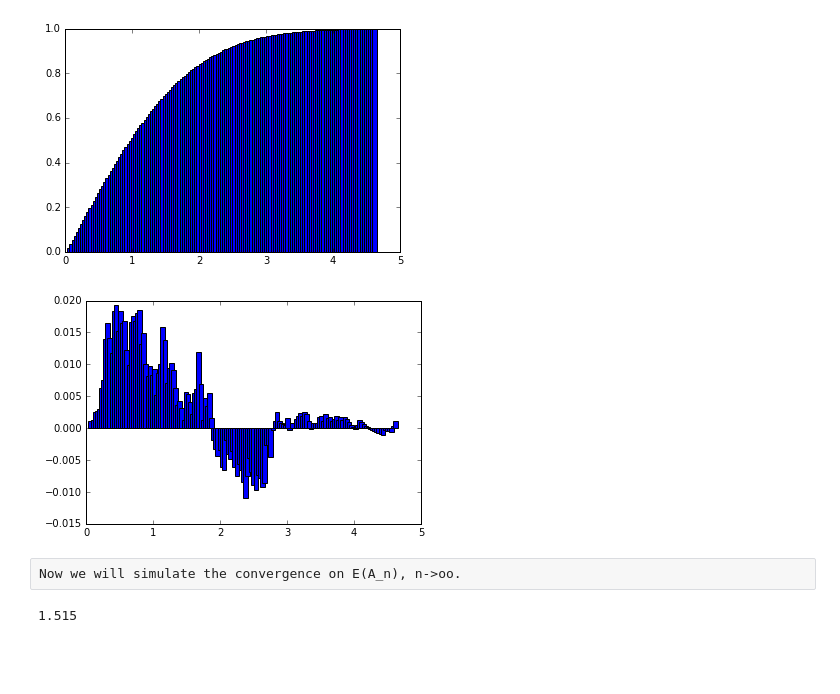
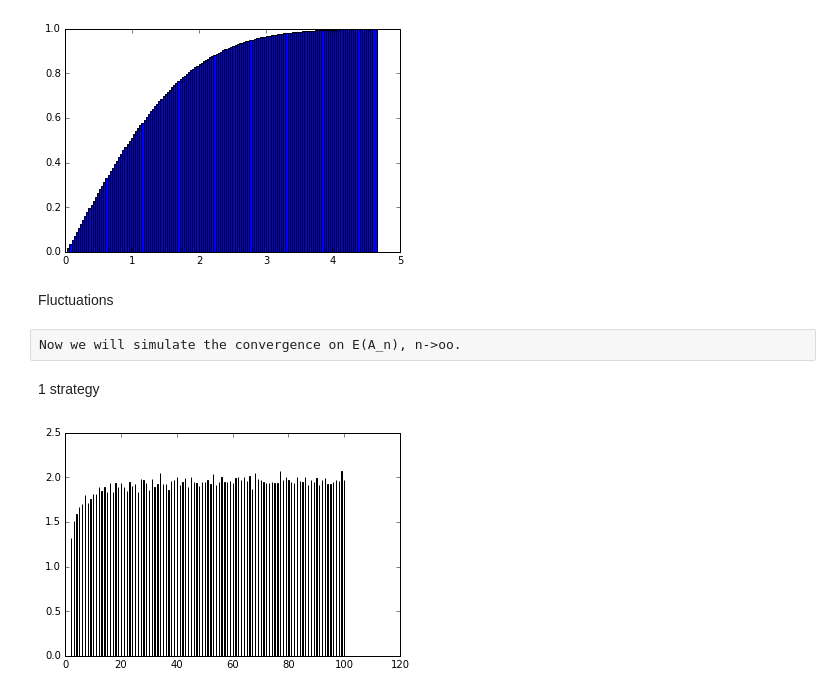
Before and after one commit to ZiggerZZ/MapProjetXForum, a Jupyter notebook: MAP Projet.ipynb, the cells around one changed output. Drawn from its saved outputs; the diff is of its cells as text; code cells hidden in the pictures; blank space fills up the shorter version.

Commit message:
Quasifinal version
Added the simulation of expectation

```diff
--- a/MAP Projet.ipynb
+++ b/MAP Projet.ipynb
@@ -215,16 +215,25 @@ if (s == 2):
     print 'Obviously it is geometric!'
 # %% [output]
 [figure]
-# %%
-if (s == 1):
-    plt.bar(coefficient*all_possible_numbers_of_goodies_left, CDF - (2*norm.cdf(coefficient*all_possible_numbers_of_goodies_left, 0, sigma)-1), width=width, color='b')
-# %% [output]
-[figure, removed]
+# %% [markdown]
+Fluctuations
 # %% [raw]
 Now we will simulate the convergence on E(A_n), n->oo.
-# %%
-sum_of_variables = coefficient*sum(variables)
-expectation = sum_of_variables / k
-print expectation
-# %% [output]
-1.515
+# %%
+def conv_exp(n, N_max, k, s):
+    expectation = np.zeros(N_max + 1)
+    for N in log_progress(range(2, N_max + 1)):
+        variables = make_simulations(n, N, k, s)
+        coefficient = 1
+        if s == 1:
+            coefficient = 1.0/math.sqrt(N)
+        sum_of_variables = coefficient*sum(variables)
+        expectation[N] = sum_of_variables / k
+
+        plt.bar(range(N_max + 1), expectation, width = 0.1, color='g')
+# %% [markdown]
+1 strategy
+# %%
+conv_exp(2, 100, 1000, 2)
+# %% [output]
+[figure, added]
```
Also changed, not shown: parts of 5 cells of this notebook.
